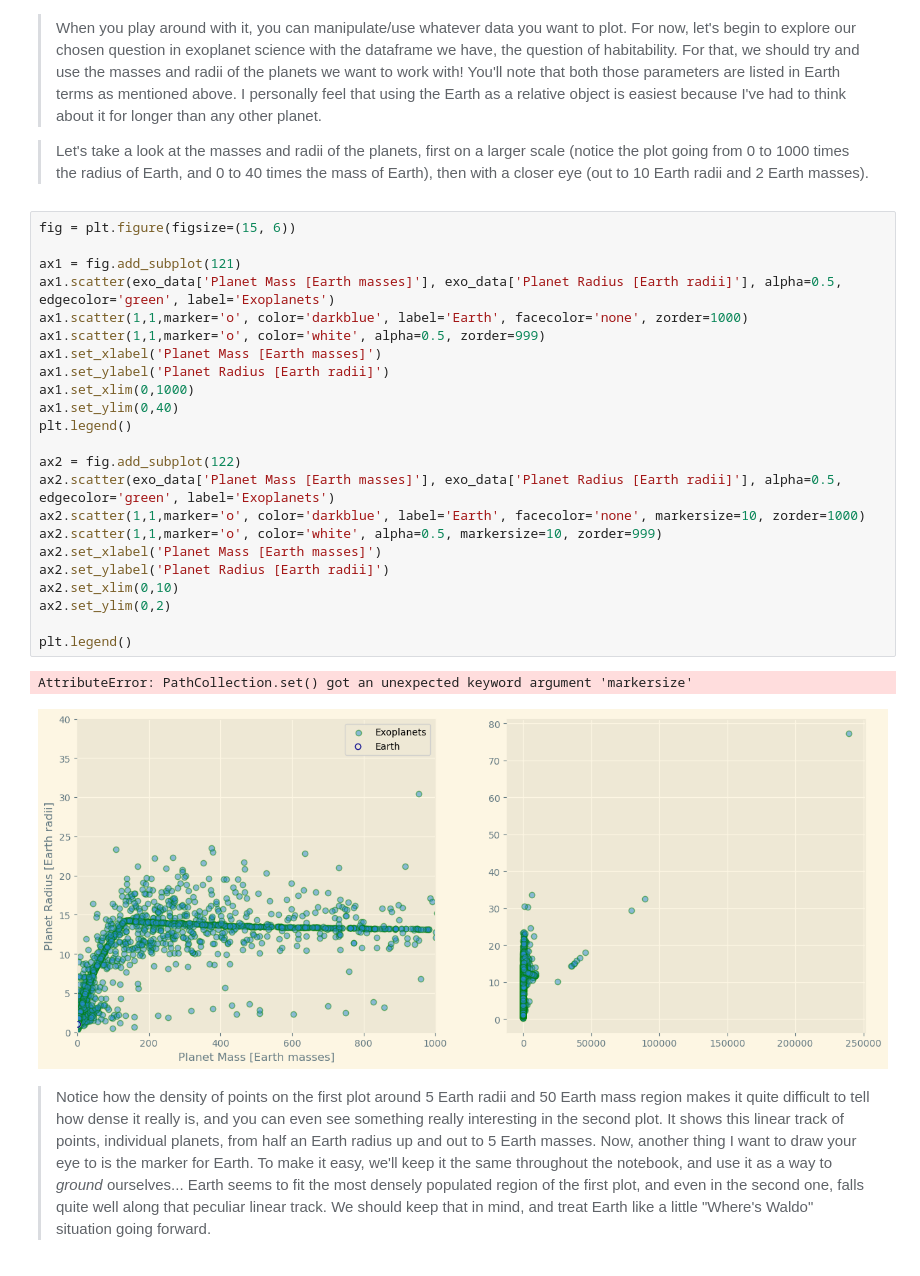
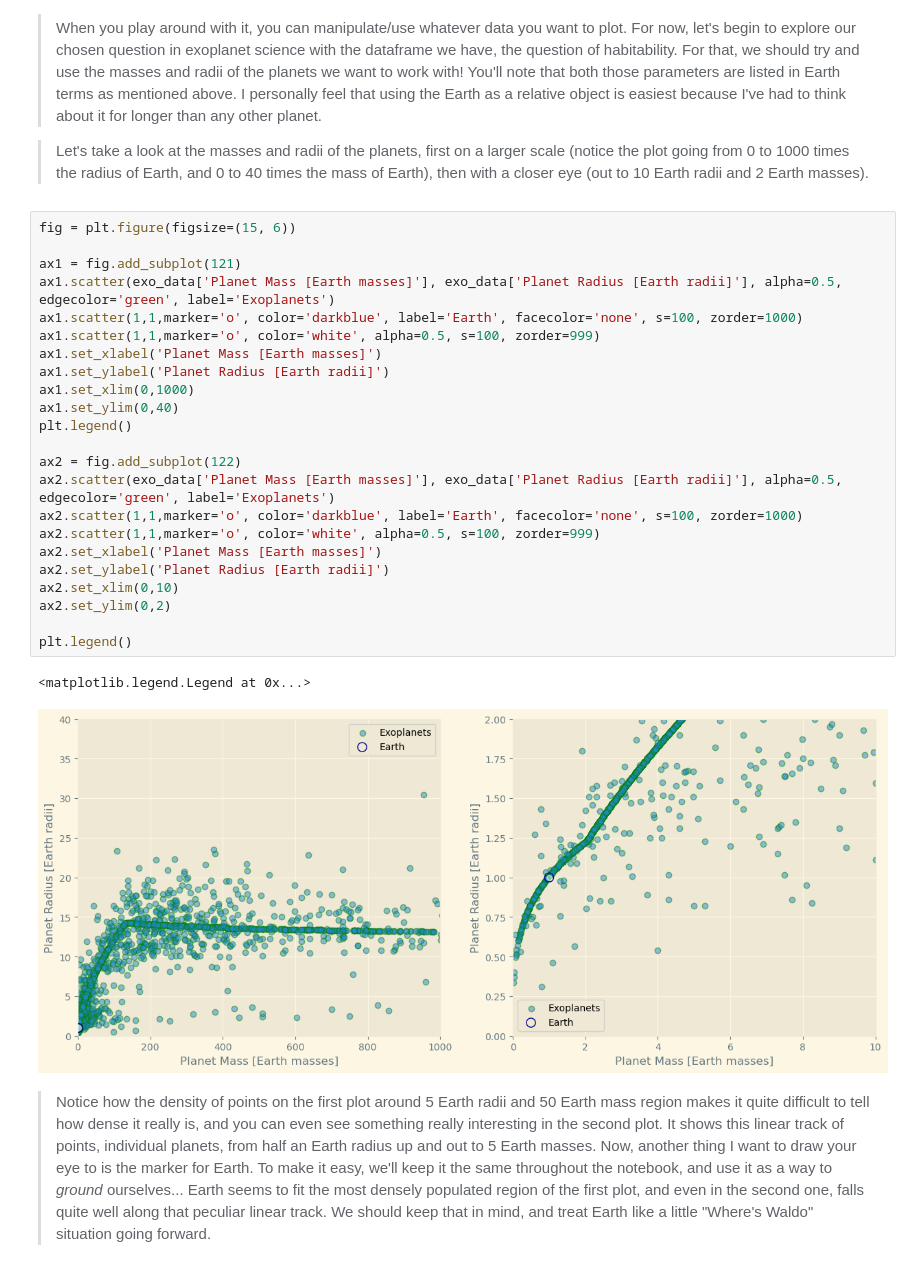
Before and after one commit to nirihs/Exo_Pop_Project, a Jupyter notebook: final_project.ipynb, the cells around one changed output. Cells and saved outputs as stored; diff of their text form.

```diff
--- a/final_project.ipynb
+++ b/final_project.ipynb
@@ -64,29 +64,29 @@ exo_data = exo_data.rename(columns={'pl_name': 'Planet Name', 'hostname': 'Star
 # %%
 fig = plt.figure(figsize=(15, 6))
 
 ax1 = fig.add_subplot(121)
 ax1.scatter(exo_data['Planet Mass [Earth masses]'], exo_data['Planet Radius [Earth radii]'], alpha=0.5, edgecolor='green', label='Exoplanets')
-ax1.scatter(1,1,marker='o', color='darkblue', label='Earth', facecolor='none', zorder=1000)
-ax1.scatter(1,1,marker='o', color='white', alpha=0.5, zorder=999)
+ax1.scatter(1,1,marker='o', color='darkblue', label='Earth', facecolor='none', s=100, zorder=1000)
+ax1.scatter(1,1,marker='o', color='white', alpha=0.5, s=100, zorder=999)
 ax1.set_xlabel('Planet Mass [Earth masses]')
 ax1.set_ylabel('Planet Radius [Earth radii]')
 ax1.set_xlim(0,1000)
 ax1.set_ylim(0,40)
 plt.legend()
 
 ax2 = fig.add_subplot(122)
 ax2.scatter(exo_data['Planet Mass [Earth masses]'], exo_data['Planet Radius [Earth radii]'], alpha=0.5, edgecolor='green', label='Exoplanets')
-ax2.scatter(1,1,marker='o', color='darkblue', label='Earth', facecolor='none', markersize=10, zorder=1000)
-ax2.scatter(1,1,marker='o', color='white', alpha=0.5, markersize=10, zorder=999)
+ax2.scatter(1,1,marker='o', color='darkblue', label='Earth', facecolor='none', s=100, zorder=1000)
+ax2.scatter(1,1,marker='o', color='white', alpha=0.5, s=100, zorder=999)
 ax2.set_xlabel('Planet Mass [Earth masses]')
 ax2.set_ylabel('Planet Radius [Earth radii]')
 ax2.set_xlim(0,10)
 ax2.set_ylim(0,2)
 
 plt.legend()
 # %% [output]
-AttributeError: PathCollection.set() got an unexpected keyword argument 'markersize'
+<matplotlib.legend.Legend at 0x...>
-[figure, old version]
+[figure, new version]
 # %% [markdown]
 > Notice how the density of points on the first plot around 5 Earth radii and 50 Earth mass region makes it quite difficult to tell how dense it really is, and you can even see something really interesting in the second plot. It shows this linear track of points, individual planets, from half an Earth radius up and out to 5 Earth masses. Now, another thing I want to draw your eye to is the marker for Earth. To make it easy, we'll keep it the same throughout the notebook, and use it as a way to _ground_ ourselves... Earth seems to fit the most densely populated region of the first plot, and even in the second one, falls quite well along that peculiar linear track. We should keep that in mind, and treat Earth like a little "Where's Waldo" situation going forward.
 # %% [markdown]
```
